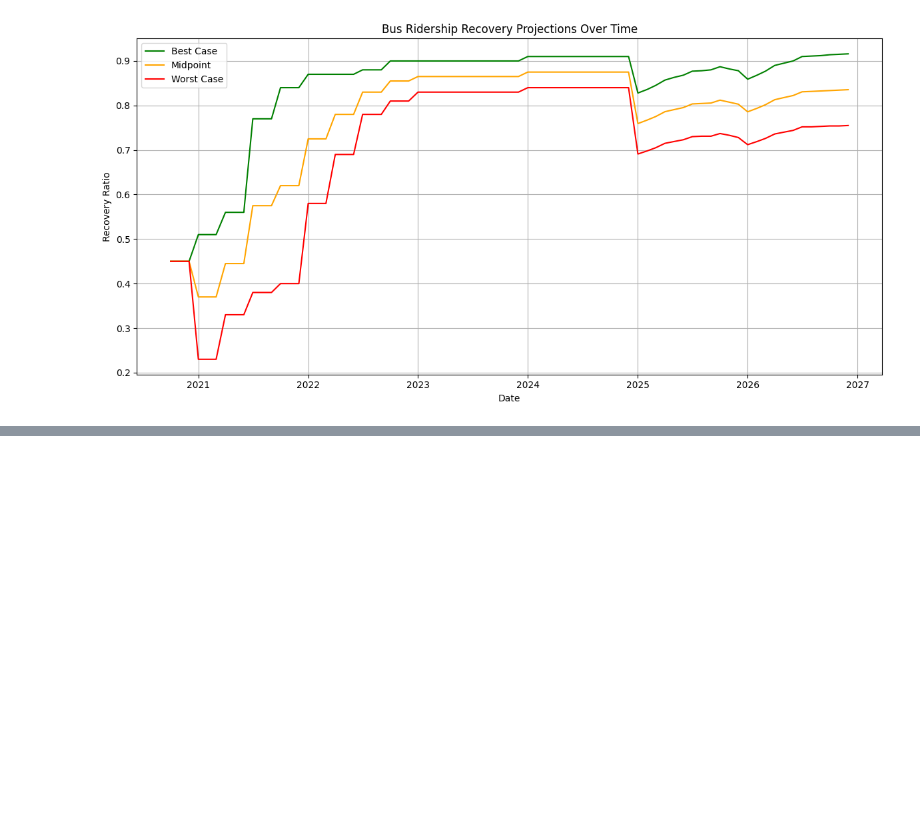
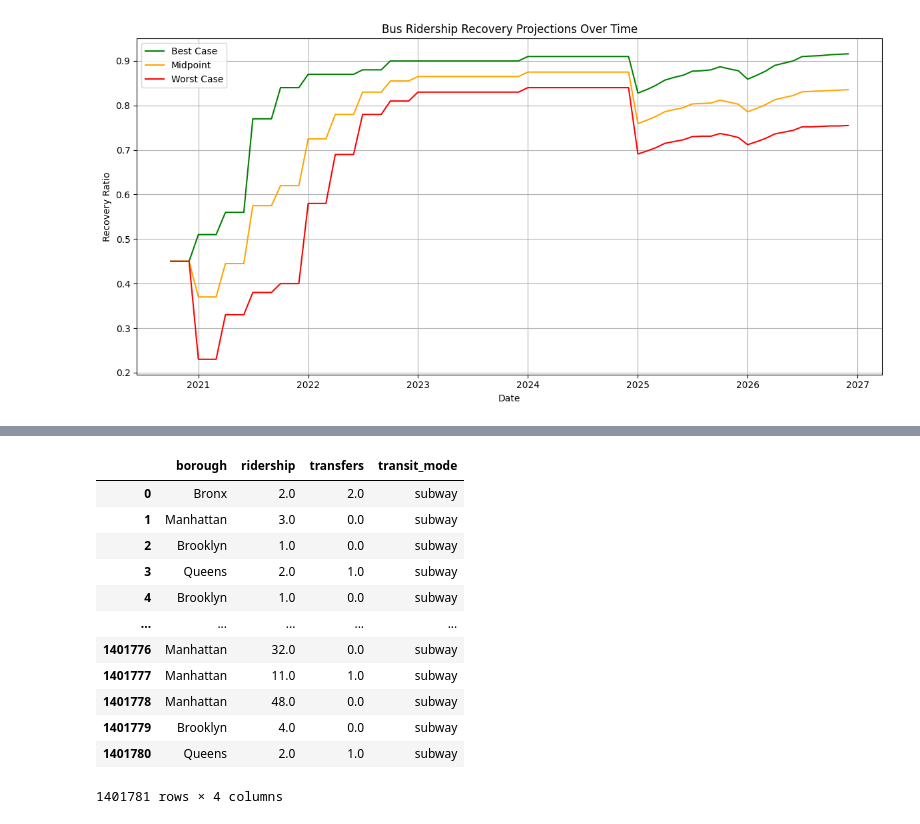
Before and after one commit to djbrown227/fare_evasion, a Jupyter notebook: notebooks/02_data_cleaning.ipynb, the cells around one changed output, grey strips where cells are left out. Drawn from its saved outputs; the diff is of its cells as text; code cells hidden in the pictures; blank space fills up the shorter version.

```diff
--- a/notebooks/02_data_cleaning.ipynb
+++ b/notebooks/02_data_cleaning.ipynb
@@ -564,0 +620,18 @@ plt.show()
+# %%
+transfer_df = pd.read_csv(os.path.join(DATA_DIR, "mta_random_days_20.csv"))
+transfer_df = transfer_df[['borough','ridership','transfers','transit_mode']]
+transfer_df
+# %% [output]
+|  | borough | ridership | transfers | transit_mode |
+| 0 | Bronx | 2.0 | 2.0 | subway |
+| 1 | Manhattan | 3.0 | 0.0 | subway |
+| 2 | Brooklyn | 1.0 | 0.0 | subway |
+| 3 | Queens | 2.0 | 1.0 | subway |
+| 4 | Brooklyn | 1.0 | 0.0 | subway |
+| ... | ... | ... | ... | ... |
+| 1401776 | Manhattan | 32.0 | 0.0 | subway |
+| 1401777 | Manhattan | 11.0 | 1.0 | subway |
+| 1401778 | Manhattan | 48.0 | 0.0 | subway |
+| 1401779 | Brooklyn | 4.0 | 0.0 | subway |
+| 1401780 | Queens | 2.0 | 1.0 | subway |
+1401781 rows × 4 columns
```
Also changed, not shown: parts of 7 cells of this notebook, 4 other files.
